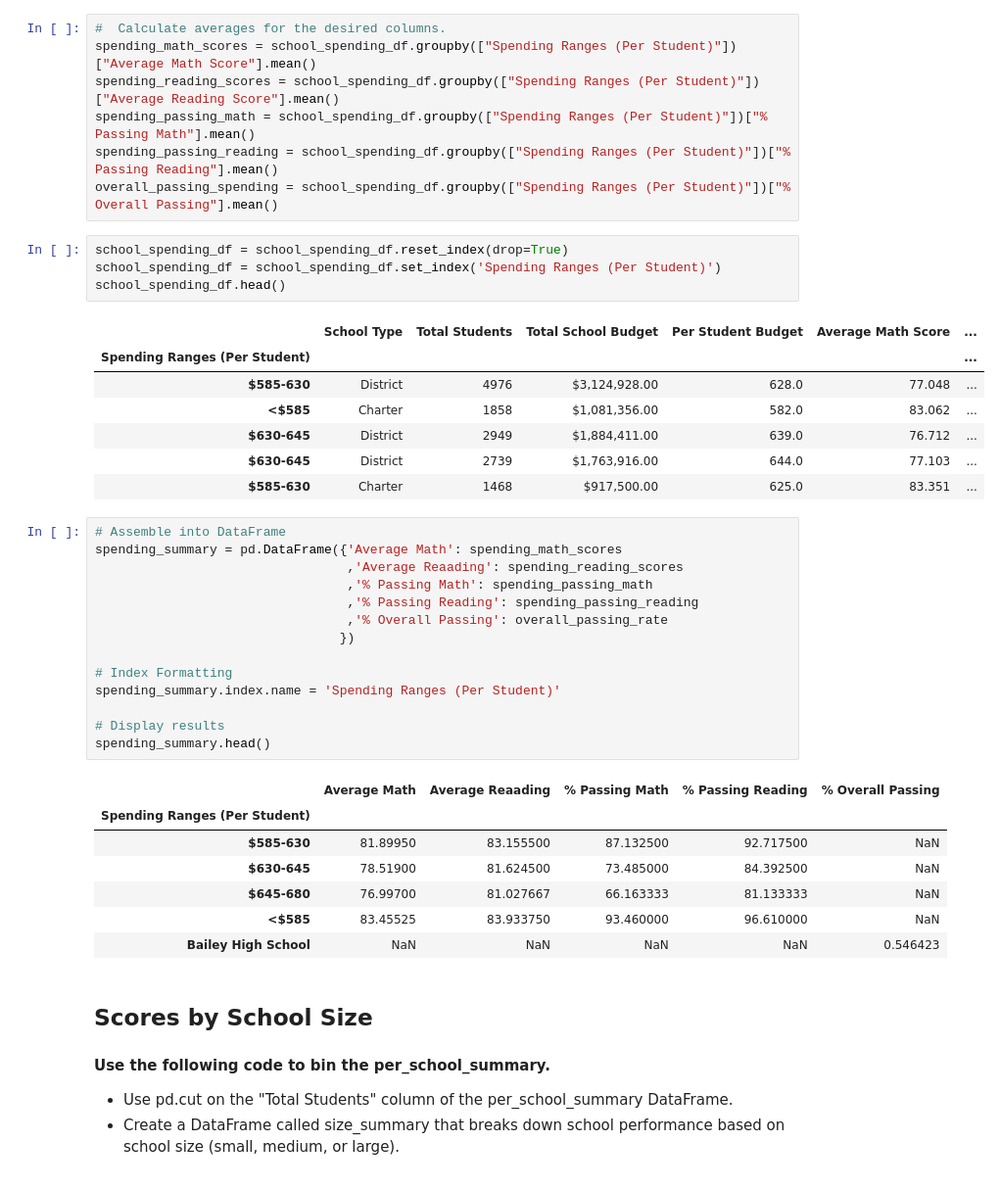
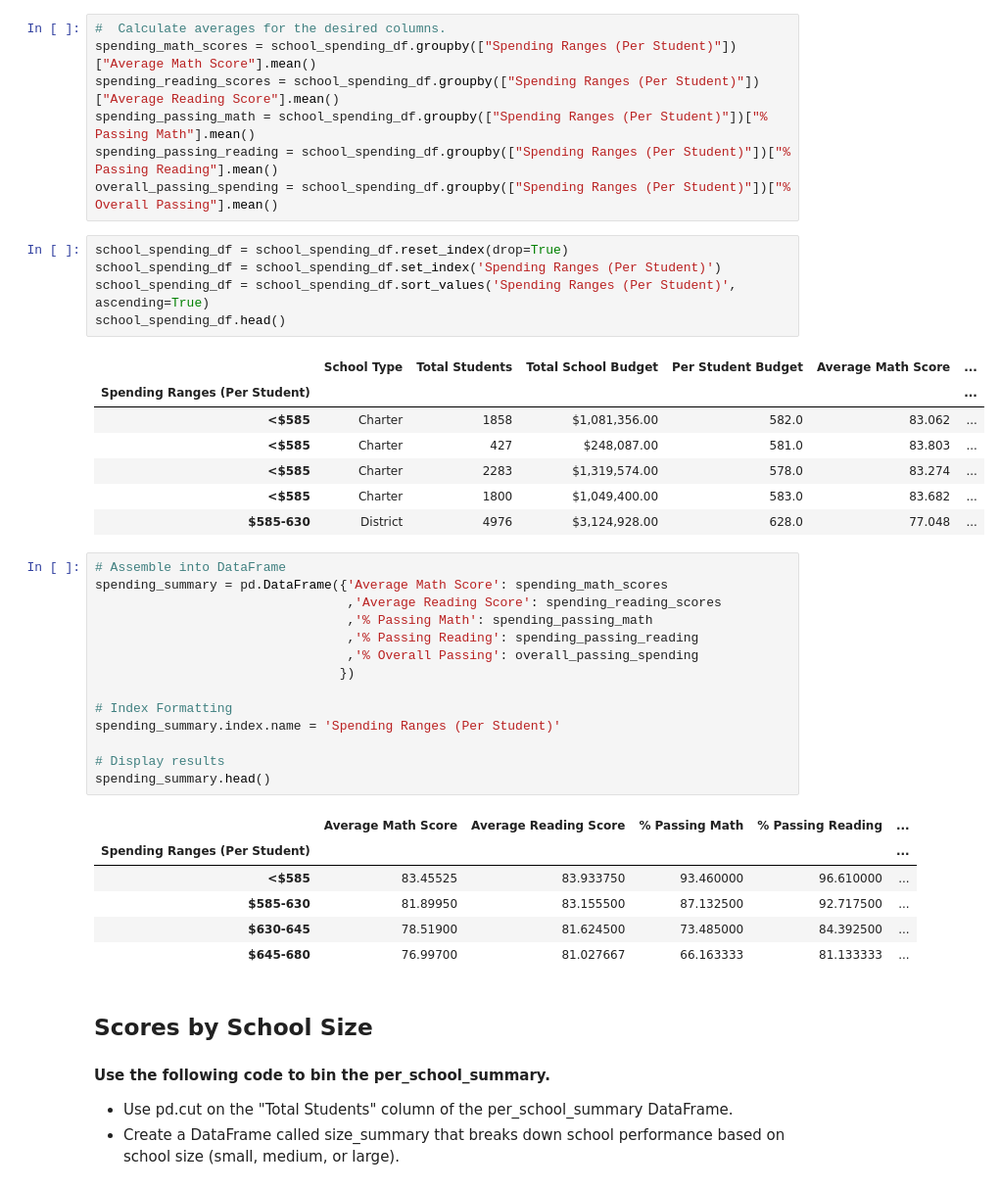
Before and after one commit to kcwaggs/pandas-challenge, a Jupyter notebook: PyCitySchools/PyCitySchools.ipynb, the cells around one changed output. Shown at 98% size. Saved outputs shown, nothing was run; the diff lists cells and outputs as text.

```diff
--- a/PyCitySchools/PyCitySchools.ipynb
+++ b/PyCitySchools/PyCitySchools.ipynb
@@ -390,22 +390,23 @@ overall_passing_spending = school_spending_df.groupby(["Spending Ranges (Per Stu
 # %%
 school_spending_df = school_spending_df.reset_index(drop=True)
 school_spending_df = school_spending_df.set_index('Spending Ranges (Per Student)')
+school_spending_df = school_spending_df.sort_values('Spending Ranges (Per Student)', ascending=True)
 school_spending_df.head()
 # %% [output]
 |  | School Type | Total Students | Total School Budget | Per Student Budget | Average Math Score | ... |
 | Spending Ranges (Per Student) |  |  |  |  |  | ... |
+| <$585 | Charter | 1858 | $1,081,356.00 | 582.0 | 83.062 | ... |
+| <$585 | Charter | 427 | $248,087.00 | 581.0 | 83.803 | ... |
+| <$585 | Charter | 2283 | $1,319,574.00 | 578.0 | 83.274 | ... |
+| <$585 | Charter | 1800 | $1,049,400.00 | 583.0 | 83.682 | ... |
 | $585-630 | District | 4976 | $3,124,928.00 | 628.0 | 77.048 | ... |
-| <$585 | Charter | 1858 | $1,081,356.00 | 582.0 | 83.062 | ... |
-| $630-645 | District | 2949 | $1,884,411.00 | 639.0 | 76.712 | ... |
-| $630-645 | District | 2739 | $1,763,916.00 | 644.0 | 77.103 | ... |
-| $585-630 | Charter | 1468 | $917,500.00 | 625.0 | 83.351 | ... |
 # %%
 # Assemble into DataFrame
-spending_summary = pd.DataFrame({'Average Math': spending_math_scores
-                                 ,'Average Reaading': spending_reading_scores
+spending_summary = pd.DataFrame({'Average Math Score': spending_math_scores
+                                 ,'Average Reading Score': spending_reading_scores
                                  ,'% Passing Math': spending_passing_math
                                  ,'% Passing Reading': spending_passing_reading
-                                 ,'% Overall Passing': overall_passing_rate
+                                 ,'% Overall Passing': overall_passing_spending
                                 })
 
 # Index Formatting
@@ -414,13 +415,12 @@ spending_summary.index.name = 'Spending Ranges (Per Student)'
 # Display results
 spending_summary.head()
 # %% [output]
-|  | Average Math | Average Reaading | % Passing Math | % Passing Reading | % Overall Passing |
-| Spending Ranges (Per Student) |  |  |  |  |  |
-| $585-630 | 81.89950 | 83.155500 | 87.132500 | 92.717500 | NaN |
-| $630-645 | 78.51900 | 81.624500 | 73.485000 | 84.392500 | NaN |
-| $645-680 | 76.99700 | 81.027667 | 66.163333 | 81.133333 | NaN |
-| <$585 | 83.45525 | 83.933750 | 93.460000 | 96.610000 | NaN |
-| Bailey High School | NaN | NaN | NaN | NaN | 0.546423 |
+|  | Average Math Score | Average Reading Score | % Passing Math | % Passing Reading | ... |
+| Spending Ranges (Per Student) |  |  |  |  | ... |
+| <$585 | 83.45525 | 83.933750 | 93.460000 | 96.610000 | ... |
+| $585-630 | 81.89950 | 83.155500 | 87.132500 | 92.717500 | ... |
+| $630-645 | 78.51900 | 81.624500 | 73.485000 | 84.392500 | ... |
+| $645-680 | 76.99700 | 81.027667 | 66.163333 | 81.133333 | ... |
 # %% [markdown]
 ## Scores by School Size
 #### Use the following code to bin the per_school_summary.
```
Also changed, not shown: parts of 1 cell of this notebook, 1 other file.
